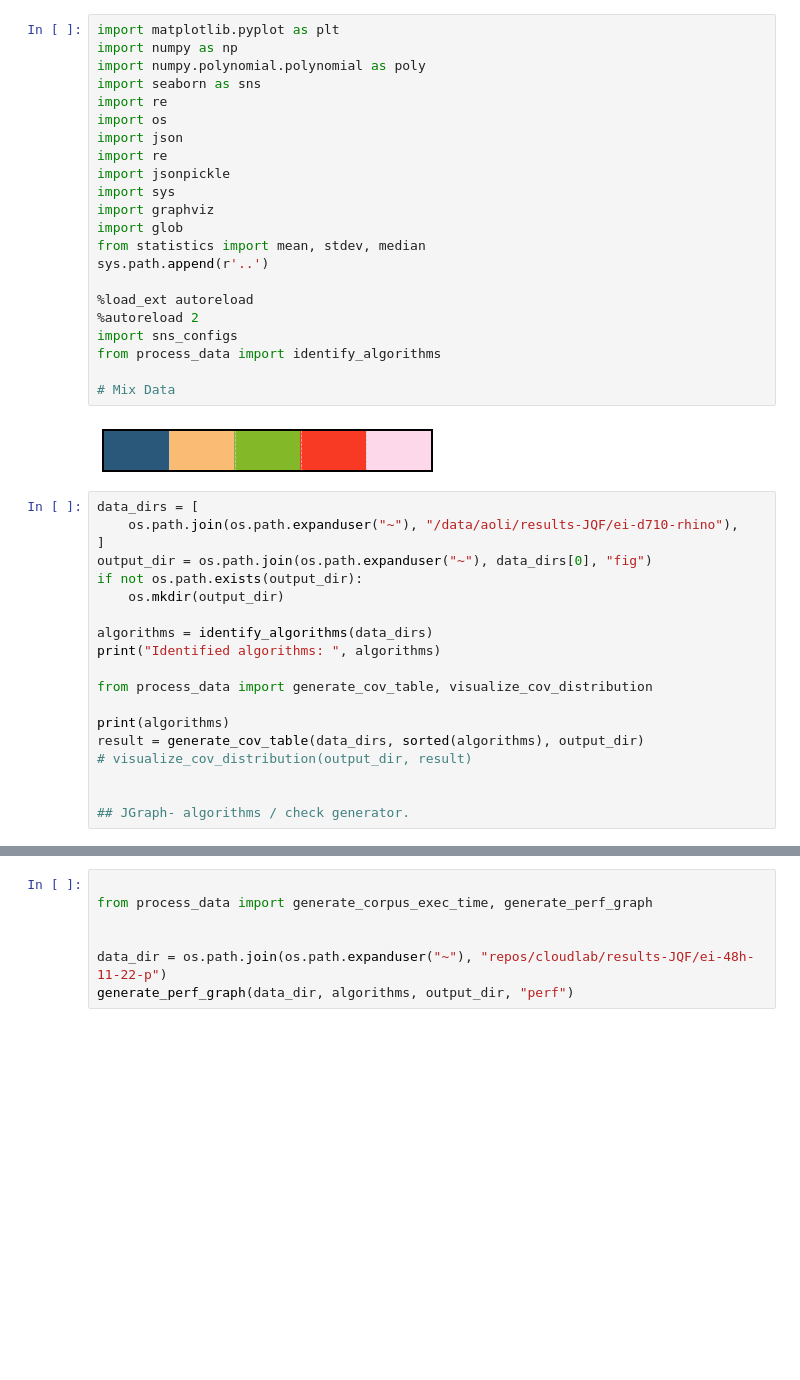
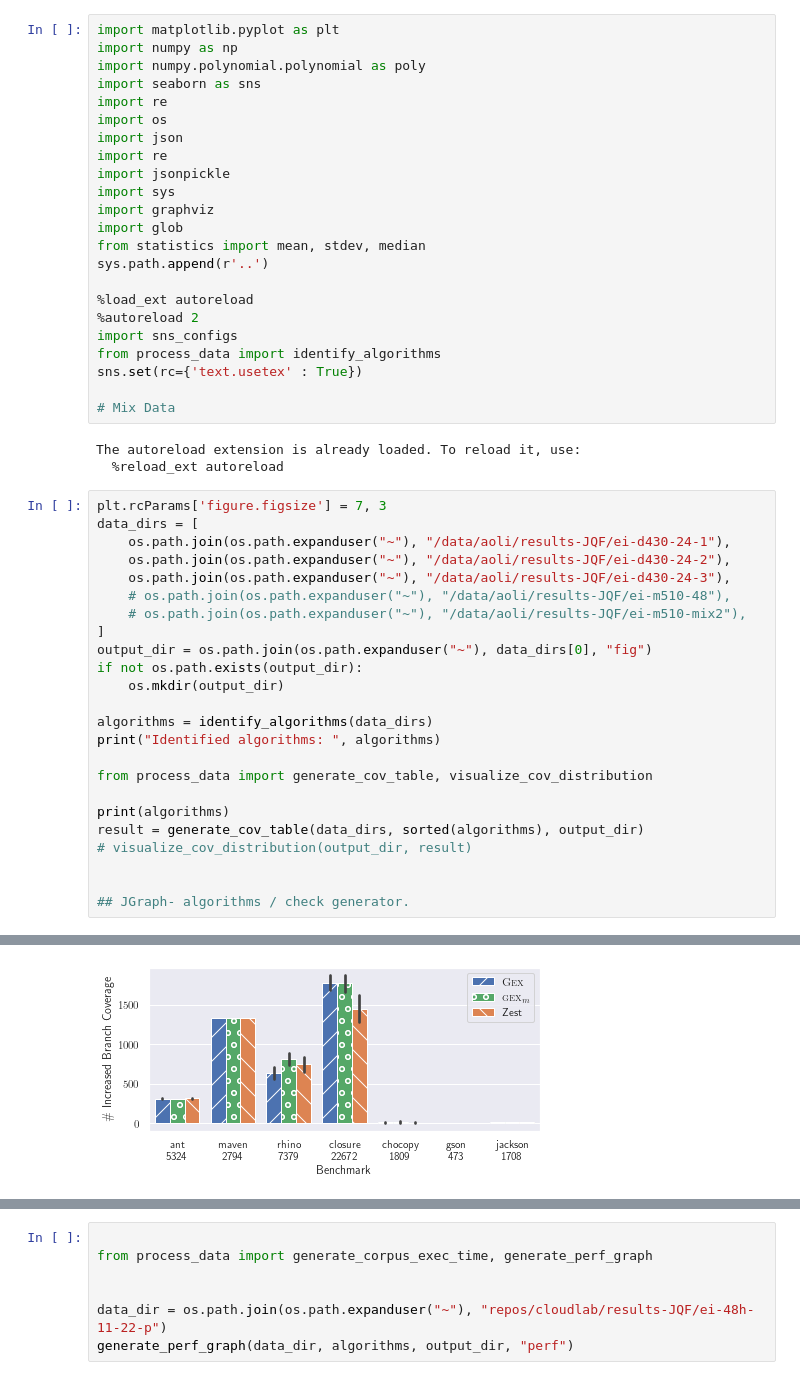
Before and after one commit to aoli-al/JQF-ei, a Jupyter notebook: scripts/experiments/ei/paper_figs.ipynb, the cells around one changed output, grey strips where cells are left out. Drawn from its saved outputs; the diff is of its cells as text; blank space fills up the shorter version.

```diff
--- a/scripts/experiments/ei/paper_figs.ipynb
+++ b/scripts/experiments/ei/paper_figs.ipynb
@@ -18,13 +18,20 @@ sys.path.append(r'..')
 %autoreload 2
 import sns_configs
 from process_data import identify_algorithms
+sns.set(rc={'text.usetex' : True})
 
 # Mix Data
 # %% [output]
-[figure, removed]
+The autoreload extension is already loaded. To reload it, use:
+  %reload_ext autoreload
 # %%
+plt.rcParams['figure.figsize'] = 7, 3
 data_dirs = [
-    os.path.join(os.path.expanduser("~"), "/data/aoli/results-JQF/ei-d710-rhino"),
+    os.path.join(os.path.expanduser("~"), "/data/aoli/results-JQF/ei-d430-24-1"),
+    os.path.join(os.path.expanduser("~"), "/data/aoli/results-JQF/ei-d430-24-2"),
+    os.path.join(os.path.expanduser("~"), "/data/aoli/results-JQF/ei-d430-24-3"),
+    # os.path.join(os.path.expanduser("~"), "/data/aoli/results-JQF/ei-m510-48"),
+    # os.path.join(os.path.expanduser("~"), "/data/aoli/results-JQF/ei-m510-mix2"),
 ]
 output_dir = os.path.join(os.path.expanduser("~"), data_dirs[0], "fig")
 if not os.path.exists(output_dir):
@@ -62,3 +69,4 @@ Identified algorithms:  {'mix-testWithGenerator', 'blind-testWithGenerator', 'ze
+[figure, added]
 # %%
 from process_data import generate_graph
 
```
Also changed, not shown: parts of 4 cells of this notebook, 5 other files.
